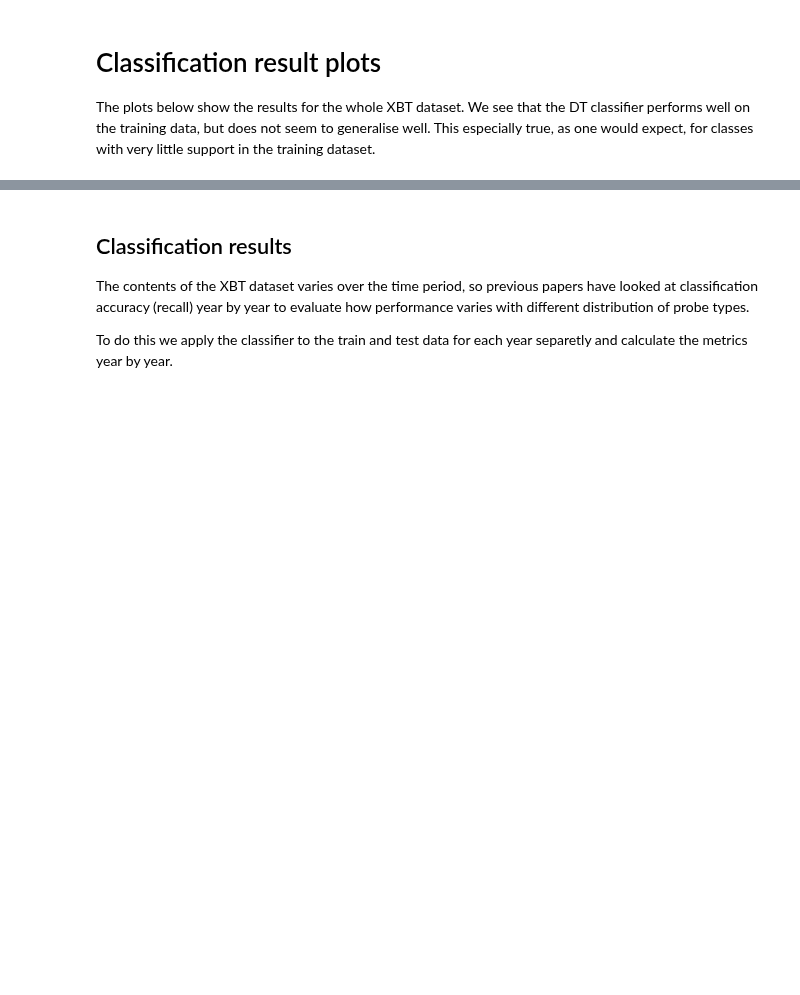
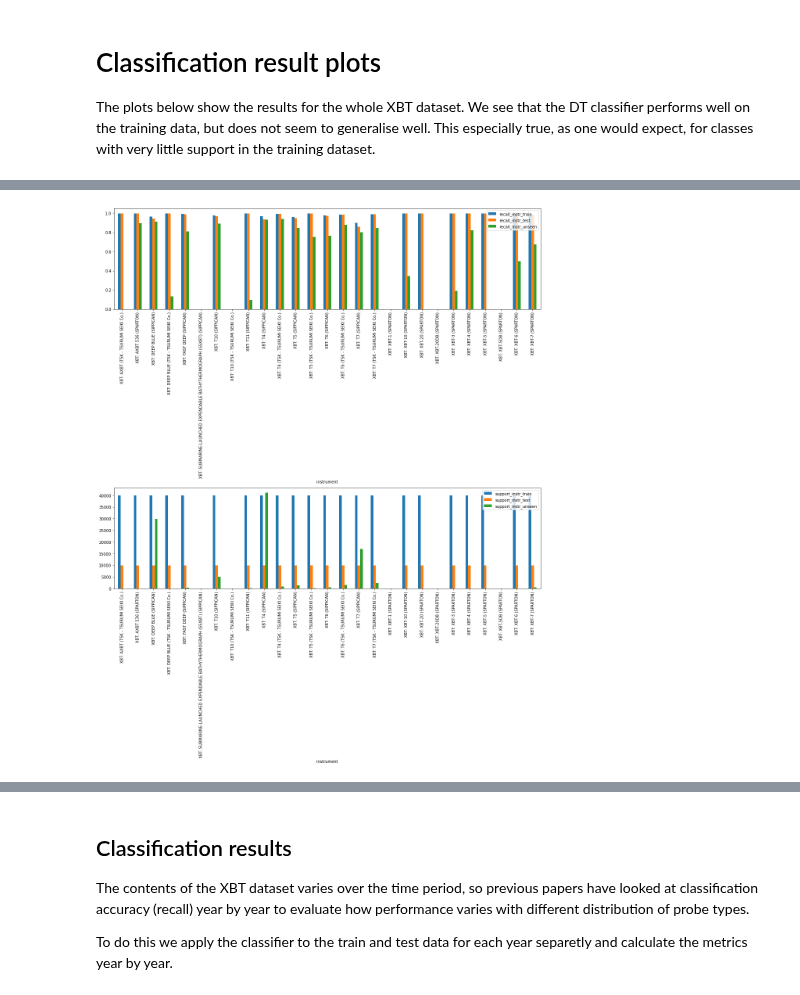
Before and after one commit to MetOffice/XBTs_classification, a Jupyter notebook: notebooks/dt_data_resampling.ipynb, the cells around one changed output, grey strips where cells are left out. Drawn from its saved outputs; the diff is of its cells as text; code cells hidden in the pictures; blank space fills up the shorter version.

```diff
--- a/notebooks/dt_data_resampling.ipynb
+++ b/notebooks/dt_data_resampling.ipynb
@@ -229,5 +340,36 @@ metrics_avg_all.update({
+# %%
+y_res_resampled_unseen_instr_all = clf_dt_instr_resampled1.predict(X_unseen_all)
+metrics1 = sklearn.metrics.precision_recall_fscore_support(
+    y_instr_unseen_all,
+    y_res_resampled_unseen_instr_all,
+    labels=list(range(0,len(metrics_per_class_all['instrument']))))
+metrics_per_class_all_resampled.update( {
+    'precision_instr_unseen': metrics1[0],
+    'recall_instr_unseen': metrics1[1],
+    'f1_instr_unseen': metrics1[2],
+    'support_instr_unseen': metrics1[3],
+})
+metrics_avg_all_resampled.update({
+    'precision_instr_unseen' : sum(metrics1[0] * metrics1[3])/ sum(metrics1[3]),
+    'recall_instr_unseen' : sum(metrics1[1] * metrics1[3])/ sum(metrics1[3]),
+    'f1_instr_unseen' : sum(metrics1[2] * metrics1[3])/ sum(metrics1[3]),
+})
+# %%
+metrics_per_class_all_resampled['accuracy_instr_unseen'] = [
+    calc_accuracy_by_class(xbt_unseen,
+                           {'instrument': instr1},
+                           clf_dt_instr_resampled1,
+                           input_feature_names,
+                          )
+    for instr1 in metrics_per_class_all_resampled['instrument']]
+metrics_avg_all_resampled['accuracy_instr_unseen'] = sklearn.metrics.accuracy_score(
+    y_instr_unseen_all,
+    y_res_resampled_unseen_instr_all,
+)
 # %%
 df_metrics_per_class_instr = pandas.DataFrame.from_dict({k1:v1 for k1,v1 in metrics_per_class_all.items() if 'instr' in k1})
+# %%
+df_metrics_per_class_instr_resampled = pandas.DataFrame.from_dict({k1:v1 for k1,v1 in metrics_per_class_all_resampled.items() if 'instr' in k1})
 # %%
 df_metrics_avg = pandas.DataFrame.from_dict({
     'target': ['instrument_train','instrument_test', 'instrument_unseen'],
@@ -256,0 +416,9 @@ _ = df_metrics_per_class_instr.plot.bar(x='instrument',y=['support_instr_train',
+# %%
+fig_results_all_dt = matplotlib.pyplot.figure('xbt_results_all_dt_resampled', figsize=(16,20))
+fig_results_all_dt.set_tight_layout(tight=True)
+axis_instr_metrics = fig_results_all_dt.add_subplot(2,1,1)
+_ = df_metrics_per_class_instr_resampled.plot.bar(x='instrument', y=['recall_instr_train','recall_instr_test','recall_instr_unseen'],ax=axis_instr_metrics)
+axis_instr_support = fig_results_all_dt.add_subplot(2,1,2)
+_ = df_metrics_per_class_instr_resampled.plot.bar(x='instrument',y=['support_instr_train', 'support_instr_test', 'support_instr_unseen'], ax=axis_instr_support)
+# %% [output]
+[figure, added]
```
Also changed, not shown: parts of 49 cells of this notebook, 1 other file.
